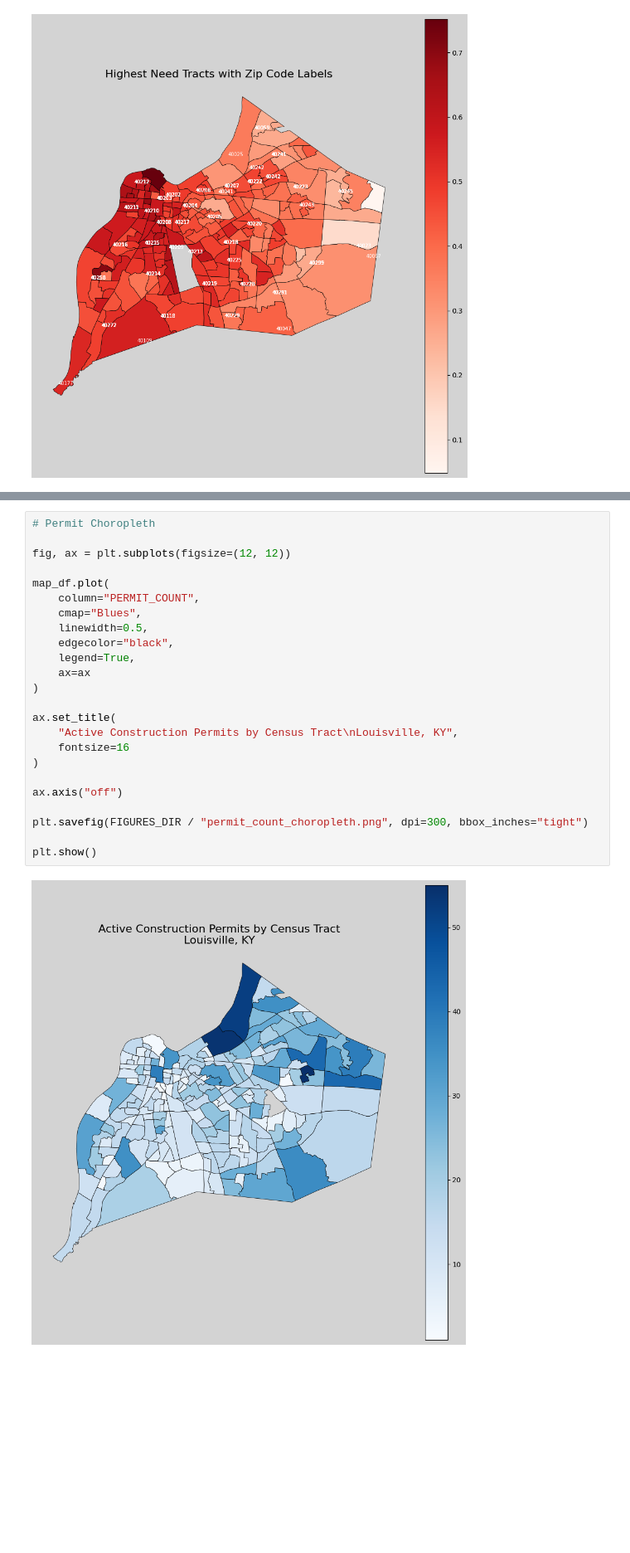
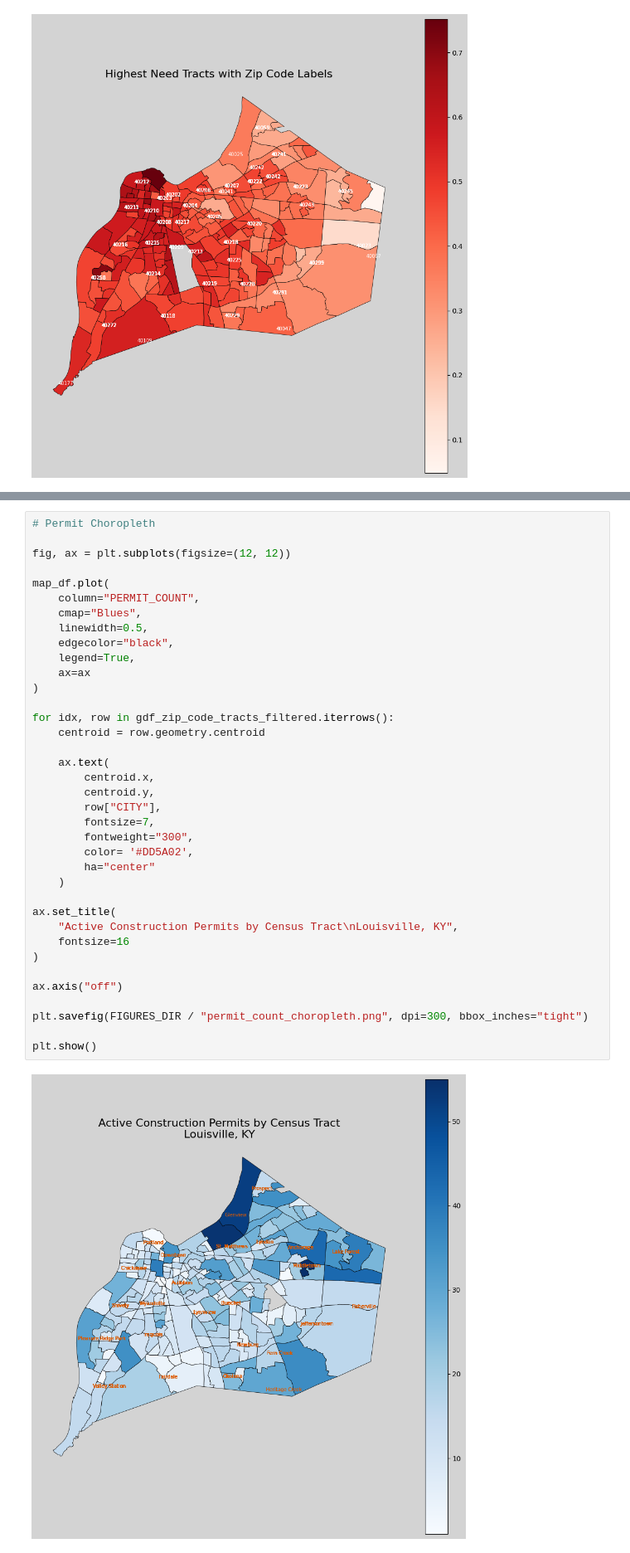
Before and after one commit to Code-You-Contributors/HUD_data_master, a Jupyter notebook: Curtis/visualizations.ipynb, the cells around one changed output, grey strips where cells are left out. Shown at 83% size. Cells and saved outputs as stored; diff of their text form; blank space fills up the shorter version.

```diff
--- a/Curtis/visualizations.ipynb
+++ b/Curtis/visualizations.ipynb
@@ -361,26 +307,39 @@ plt.show()
 # %%
 # Permit Choropleth
 
 fig, ax = plt.subplots(figsize=(12, 12))
 
 map_df.plot(
     column="PERMIT_COUNT",
     cmap="Blues",
     linewidth=0.5,
     edgecolor="black",
     legend=True,
     ax=ax
 )
 
+for idx, row in gdf_zip_code_tracts_filtered.iterrows():
+    centroid = row.geometry.centroid
+
+    ax.text(
+        centroid.x,
+        centroid.y,
+        row["CITY"],
+        fontsize=7,
+        fontweight="300",
+        color= '#DD5A02',
+        ha="center"
+    )
+
 ax.set_title(
     "Active Construction Permits by Census Tract\nLouisville, KY",
     fontsize=16
 )
 
 ax.axis("off")
 
 plt.savefig(FIGURES_DIR / "permit_count_choropleth.png", dpi=300, bbox_inches="tight")
 
 plt.show()
 # %% [output]
-[figure, old version]
+[figure, new version]
```
Also changed, not shown: parts of 15 cells of this notebook, 11 other files.
